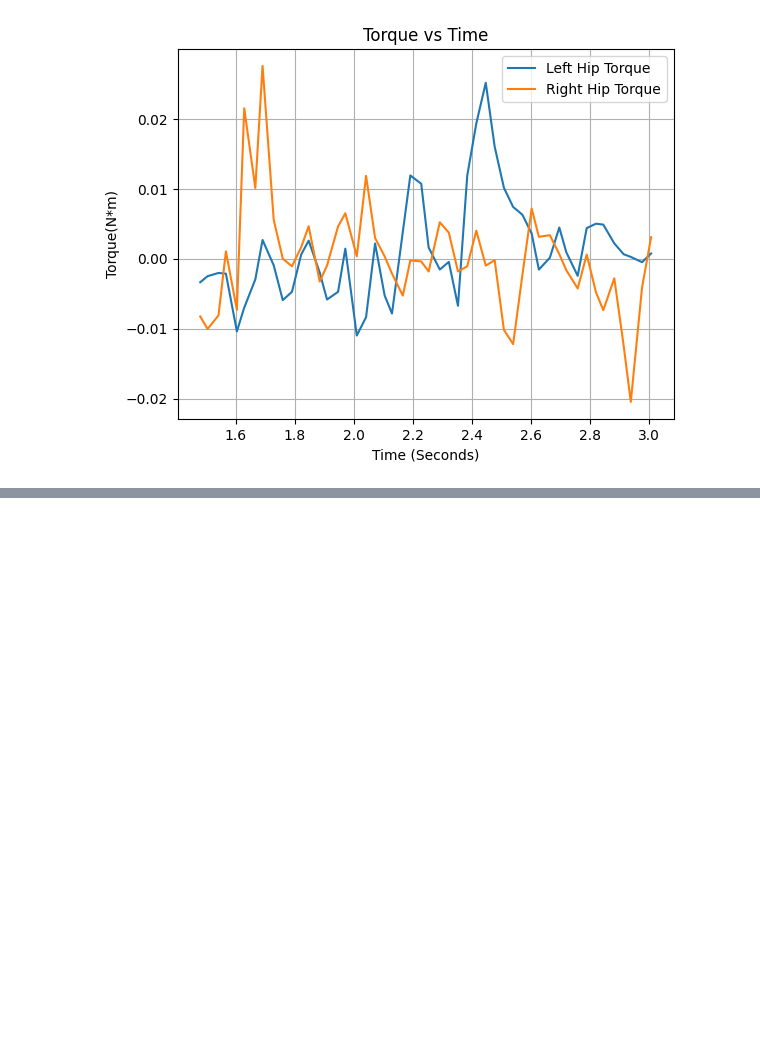
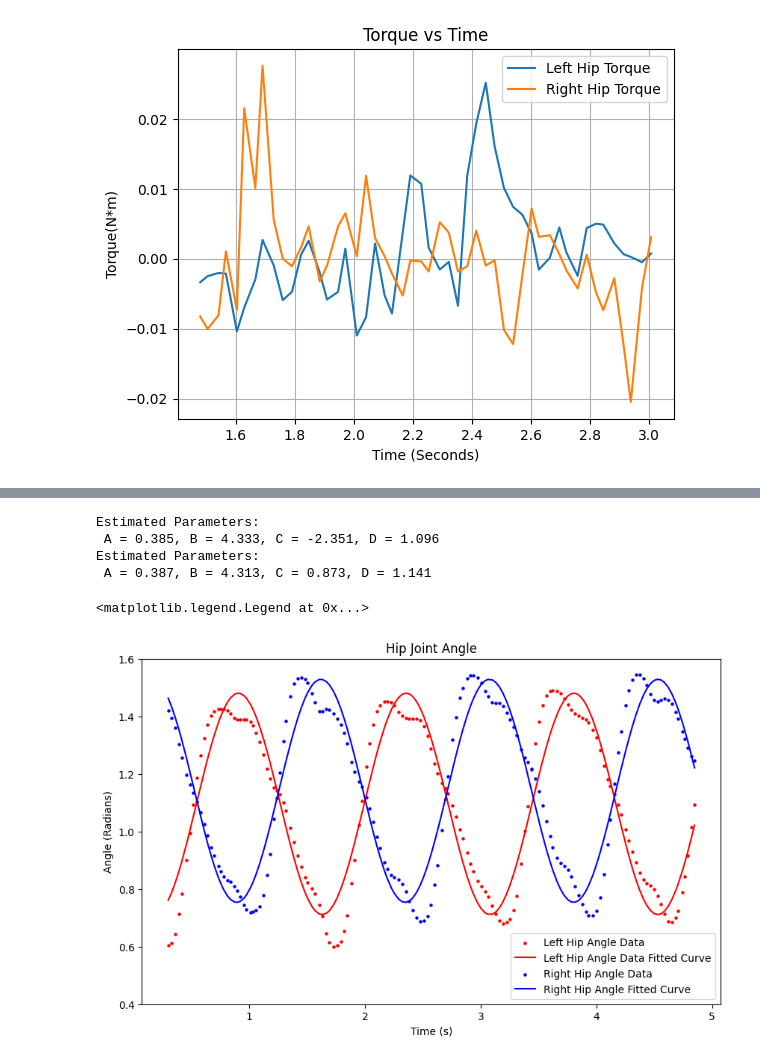
Before and after one commit to BIOROB-Lab-192/robotic-hip-exoskeleton, a Jupyter notebook: src/jupyter.ipynb, the cells around one changed output, grey strips where cells are left out. Cells and saved outputs as stored; diff of their text form; code cells hidden in the pictures; blank space fills up the shorter version.

```diff
--- a/src/jupyter.ipynb
+++ b/src/jupyter.ipynb
@@ -99,0 +172,64 @@ plt.show()
+# %%
+# 'BackIncl', 'HipAngle_L', 'HipAngle_R', 'HipSpeed_L',
+#          'HipSpeed_R', 'HipTor_L', 'HipTor_R',  'AccX', 'AccY', 'AccZ',
+#          'GyroX', 'GyroY', 'GyroZ'
+
+
+plt.figure(figsize=(10, 6))
+
+side = "HipAngle_L"
+
+ltq_params = sde.generate_parameters_from_sine(
+    data["Time"][start:end].to_numpy(), data[side][start:end].to_numpy()
+    )
+[A_fit, B_fit, C_fit, D_fit] = ltq_params
+
+plt.scatter(
+    data["Time"][start:end],
+    data[side][start:end],
+    label="Left Hip Angle Data",
+    color="red",
+    s=5,
+)
+
+plt.plot(
+    data["Time"][start:end],
+    sde.fit_sinusoidal(data["Time"][start:end].to_numpy(), A_fit, B_fit, C_fit, D_fit),
+    label= "Left Hip Angle Data Fitted Curve",
+    color="red",
+)
+
+side = "HipAngle_R"
+
+ltq_params = sde.generate_parameters_from_sine(
+    data["Time"][start:end].to_numpy(), data[side][start:end].to_numpy()
+)
+[A_fit, B_fit, C_fit, D_fit] = ltq_params
+
+plt.scatter(
+    data["Time"][start:end],
+    data[side][start:end],
+    label=f"Right Hip Angle Data ",
+    color="blue",
+    s=5,
+)
+
+plt.plot(
+    data["Time"][start:end],
+    sde.fit_sinusoidal(data["Time"][start:end].to_numpy(), A_fit, B_fit, C_fit, D_fit),
+    label=f"Right Hip Angle Fitted Curve",
+    color="blue",
+)
+plt.ylim(ymin = .4,ymax = 1.6)
+plt.title("Hip Joint Angle")
+plt.ylabel("Angle (Radians)")
+plt.xlabel("Time (s)" )
+plt.legend(loc = "lower right")
+#plt.legend(loc = "lower")
+# %% [output]
+Estimated Parameters:
+ A = 0.385, B = 4.333, C = -2.351, D = 1.096
+Estimated Parameters:
+ A = 0.387, B = 4.313, C = 0.873, D = 1.141
+<matplotlib.legend.Legend at 0x...>
+[figure, added]
```
Also changed, not shown: parts of 2 cells of this notebook, 7 other files.
